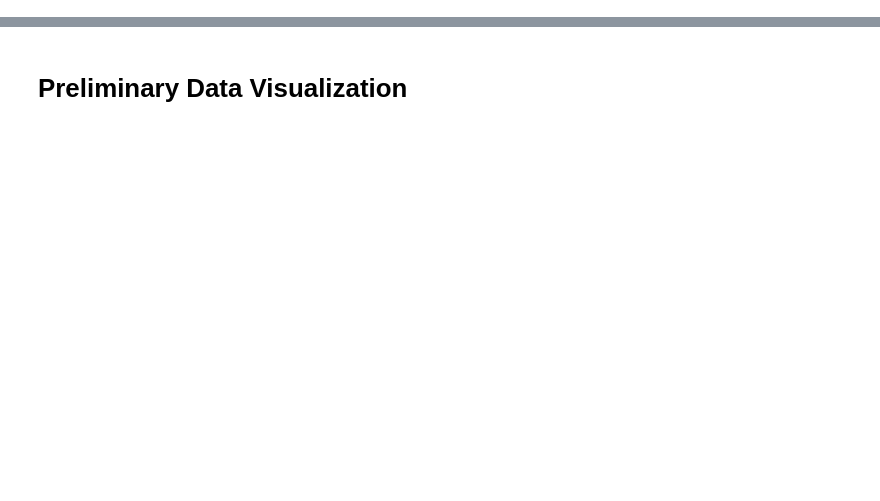
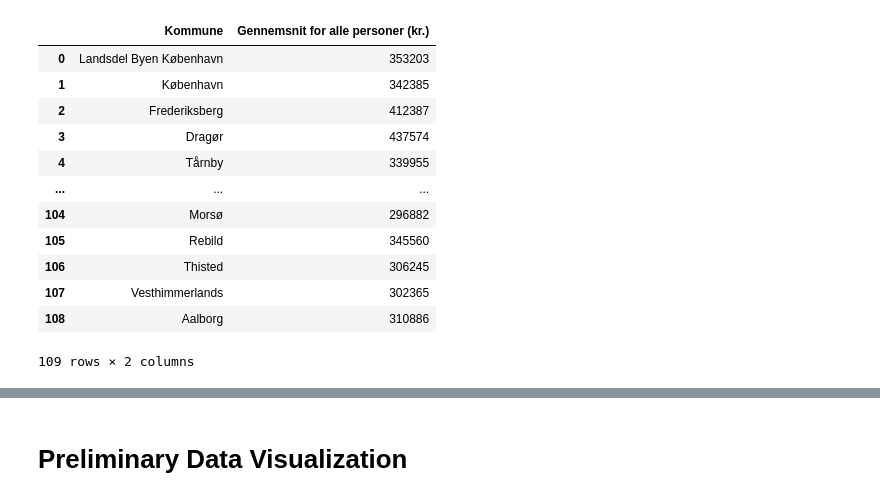
Before and after one commit to danielanthonyhoward/Data-Cleaning-and-Analysis-Tutorial, a Jupyter notebook: ConstructBadData.ipynb, the cells around one changed output, grey strips where cells are left out. Cells and saved outputs as stored; diff of their text form; code cells hidden in the pictures; blank space fills up the shorter version.

Commit message:
Added municipality income

```diff
--- a/ConstructBadData.ipynb
+++ b/ConstructBadData.ipynb
@@ -19,6 +21,7 @@ municipalities = pd.read_excel(r'Lecture Data\municipalities.xlsx')
 co2 = pd.read_csv(r'Lecture Data\co2emisprog_10_28_2021.csv')
 co2_1 = pd.read_csv(r'Lecture Data\co2emisprog_10_28_2021 (1).csv')
 municipality_coordinates = pd.read_csv(r'Lecture Data\Ikke-navngivet lag.csv')
+municipality_income = pd.read_excel(r'Lecture Data\municipality_average_income.xlsx')
 # %%
 municipality_coordinates = municipality_coordinates[municipality_coordinates.styleUrl == '#icon-503-DB4436-nodesc']
 # %%
@@ -123,0 +197,16 @@ for i in data:
+# %%
+municipality_income
+# %% [output]
+|  | Kommune | Gennemsnit for alle personer (kr.) |
+| 0 | Landsdel Byen København | 353203 |
+| 1 | København | 342385 |
+| 2 | Frederiksberg | 412387 |
+| 3 | Dragør | 437574 |
+| 4 | Tårnby | 339955 |
+| ... | ... | ... |
+| 104 | Morsø | 296882 |
+| 105 | Rebild | 345560 |
+| 106 | Thisted | 306245 |
+| 107 | Vesthimmerlands | 302365 |
+| 108 | Aalborg | 310886 |
+109 rows × 2 columns
```
Also changed, not shown: parts of 23 cells of this notebook, 2 other files.
